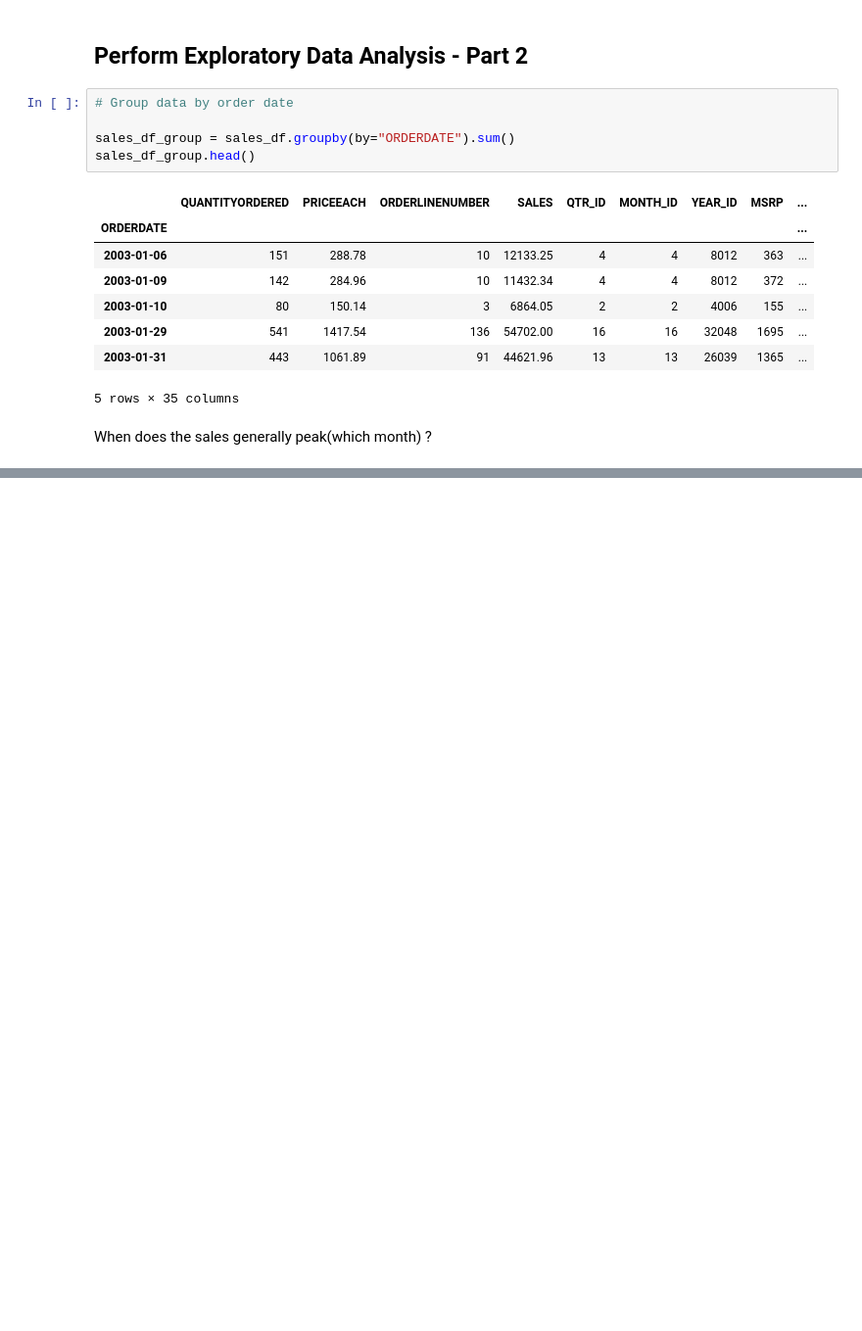
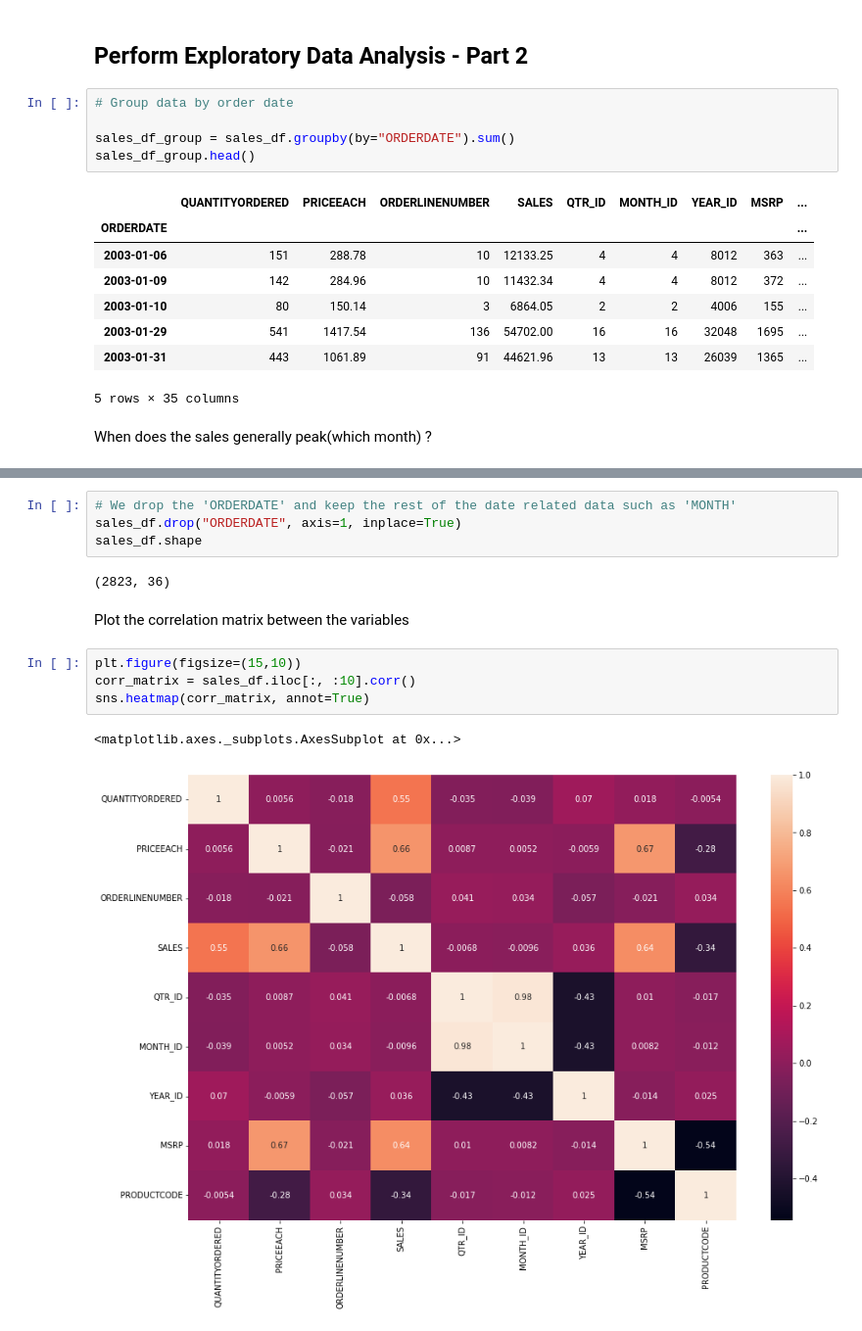
Before and after one commit to Priyo-prog/Artificial-Intelligence-Projects, a Jupyter notebook: AI in Marketing/marketing_ai.ipynb, the cells around one changed output, grey strips where cells are left out. Shown at 98% size. Cells and saved outputs as stored; diff of their text form; blank space fills up the shorter version.

```diff
--- a/AI in Marketing/marketing_ai.ipynb
+++ b/AI in Marketing/marketing_ai.ipynb
@@ -416,3 +416,18 @@ fig = px.line(x=sales_df_group.index, y=sales_df_group.SALES, title="Monthly Sal
 fig.show()
 # %% [output]
 [interactive output not drawn]
+# %%
+# We drop the 'ORDERDATE' and keep the rest of the date related data such as 'MONTH'
+sales_df.drop("ORDERDATE", axis=1, inplace=True)
+sales_df.shape
+# %% [output]
+(2823, 36)
+# %% [markdown]
+Plot the correlation matrix between the variables
+# %%
+plt.figure(figsize=(15,10))
+corr_matrix = sales_df.iloc[:, :10].corr()
+sns.heatmap(corr_matrix, annot=True)
+# %% [output]
+<matplotlib.axes._subplots.AxesSubplot at 0x...>
+[figure, added]
```
Also changed, not shown: parts of 5 cells of this notebook.
